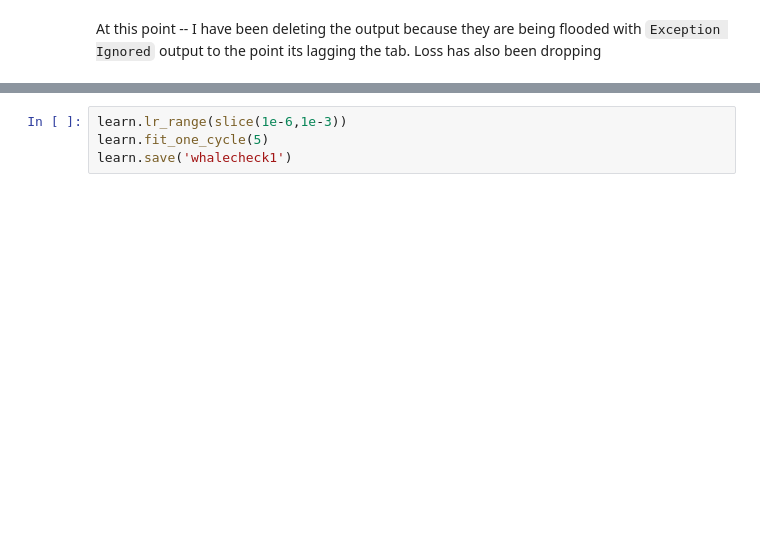
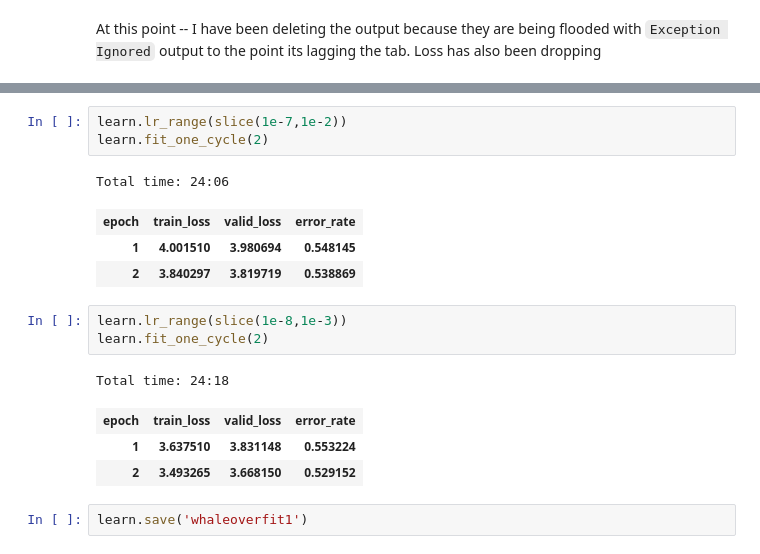
Before and after one commit to gdoteof/neuralnet_stuff, a Jupyter notebook: kaggle_whales.ipynb, the cells around one changed output, grey strips where cells are left out. Drawn from its saved outputs; the diff is of its cells as text; blank space fills up the shorter version.

```diff
--- a/kaggle_whales.ipynb
+++ b/kaggle_whales.ipynb
@@ -235,4 +220,18 @@ learn.save('whale52')
+# %%
+learn.lr_range(slice(1e-7,1e-2))
+learn.fit_one_cycle(2)
+# %% [output]
+Total time: 24:06
+| epoch | train_loss | valid_loss | error_rate |
+| 1 | 4.001510 | 3.980694 | 0.548145 |
+| 2 | 3.840297 | 3.819719 | 0.538869 |
 # %%
-learn.lr_range(slice(1e-6,1e-3))
-learn.fit_one_cycle(5)
-learn.save('whalecheck1')
+learn.lr_range(slice(1e-8,1e-3))
+learn.fit_one_cycle(2)
+# %% [output]
+Total time: 24:18
+| epoch | train_loss | valid_loss | error_rate |
+| 1 | 3.637510 | 3.831148 | 0.553224 |
+| 2 | 3.493265 | 3.668150 | 0.529152 |
+# %%
+learn.save('whaleoverfit1')
```
Also changed, not shown: parts of 25 cells of this notebook.
